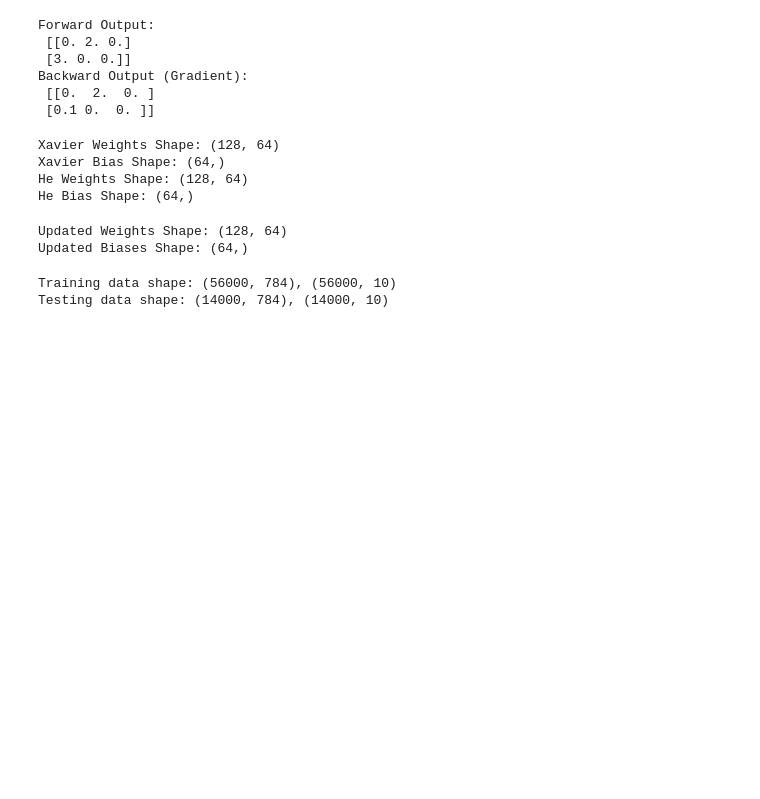
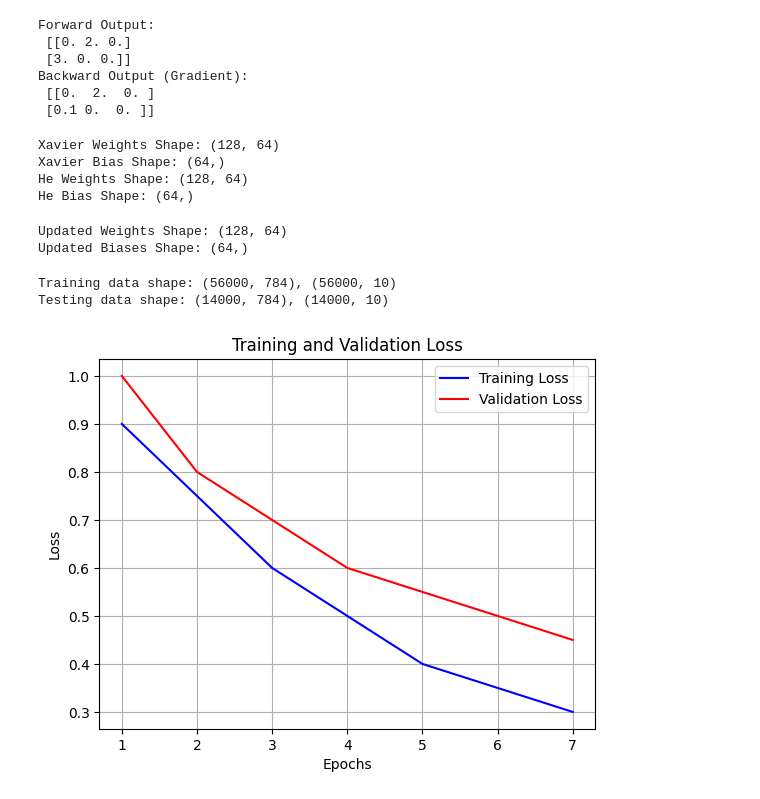
Before and after one commit to kmercy-afk/Deep-Neural-Network-Series-Assignments, a Jupyter notebook: Question 20B.ipynb, the cells around one changed output. Saved outputs shown, nothing was run; the diff lists cells and outputs as text; code cells hidden in the pictures; blank space fills up the shorter version.

```diff
--- a/Question 20B.ipynb
+++ b/Question 20B.ipynb
@@ -1184,3 +1184,36 @@ class SGD:
     def update(self, layer):
         # Placeholder for layer update logic. Will be handled in layer's backward pass.
         pass
+# %%
+import matplotlib.pyplot as plt
+
+def plot_learning_curve(train_loss_history, val_loss_history):
+    """
+    Plot the learning curve showing both training and validation losses.
+
+    :param train_loss_history: List of training losses for each epoch
+    :param val_loss_history: List of validation losses for each epoch
+    """
+    # Generate the x values (epochs)
+    epochs = range(1, len(train_loss_history) + 1)
+
+    # Plot training and validation loss
+    plt.plot(epochs, train_loss_history, label='Training Loss', color='blue')
+    plt.plot(epochs, val_loss_history, label='Validation Loss', color='red')
+
+    # Add labels and title
+    plt.xlabel('Epochs')
+    plt.ylabel('Loss')
+    plt.title('Training and Validation Loss')
+    plt.legend()
+    plt.grid(True)
+    plt.show()
+
+# Example usage with random loss data for illustration
+train_loss_history = [0.9, 0.75, 0.6, 0.5, 0.4, 0.35, 0.3]  # Example training loss values
+val_loss_history = [1.0, 0.8, 0.7, 0.6, 0.55, 0.5, 0.45]  # Example validation loss values
+
+# Call the function to plot the learning curve
+plot_learning_curve(train_loss_history, val_loss_history)
+# %% [output]
+[figure, added]
```
Also changed, not shown: parts of 5 cells of this notebook.
